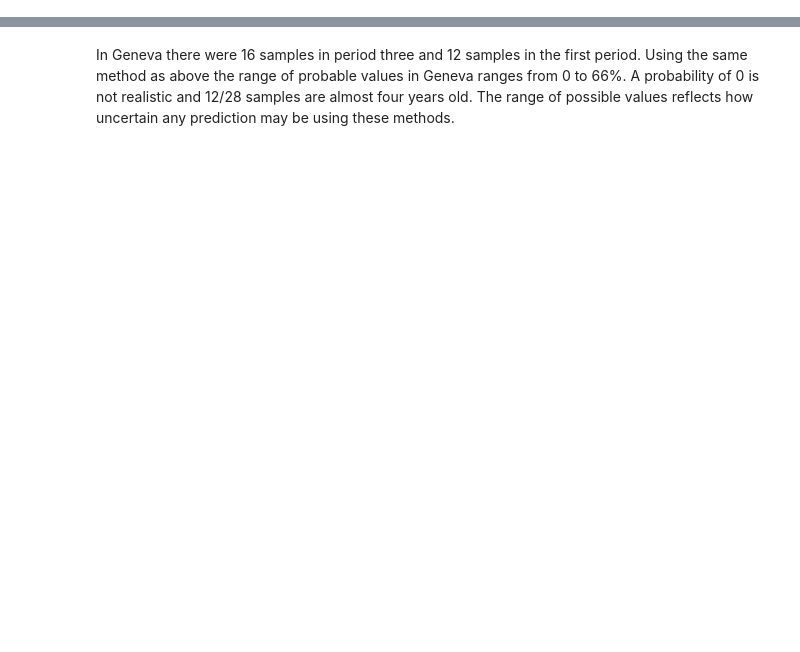
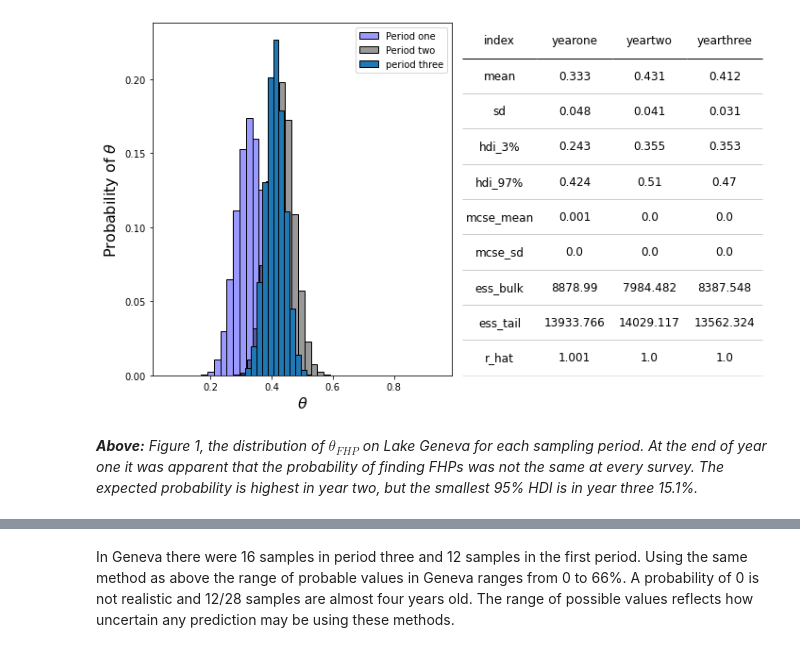
Before and after one commit to hammerdirt-analyst/finding-one-object, a Jupyter notebook: end_period_plastic.ipynb, the cells around one changed output, grey strips where cells are left out. Drawn from its saved outputs; the diff is of its cells as text; code cells hidden in the pictures; blank space fills up the shorter version.

```diff
--- a/end_period_plastic.ipynb
+++ b/end_period_plastic.ipynb
@@ -240,0 +514,55 @@ summary_geneva
+# %%
+posts = {}
+models = dict(yearone=year_one_model, yeartwo=year_two_model, yearthree=year_three_model)
+
+# plot data
+for a_model in models:
+    data = models[a_model][a_model]["posterior_predictive"]["pLake"].values
+    sd=[*data[0], *data[1], *data[2], *data[3]]
+
+    posts.update({a_model:sd})
+
+# summary stats
+tables = []
+for a_model in models:
+    data = az.summary(models[a_model][a_model], fmt="long")
+    data.rename(columns={"pLake":a_model}, inplace=True)
+    tables.append(data)
+
+table_data = pd.concat(tables, axis=1)
+table_data.reset_index(inplace=True)
+
+fig, axs= plt.subplots(1,2, figsize=(10,6))
+
+# ythr_pos = lake_posteriors[2]
+
+wght = len(posts["yearone"])
+
+axone=axs[0]
+axtwo=axs[1]
+
+sns.histplot(np.sort(posts["yearone"]), stat='probability', color= 'blue', bins=50,binwidth=.021, alpha=.4, ax=axone, zorder=0, label='Period one')
+sns.histplot(np.sort(posts["yeartwo"]), stat='probability', color='black',  bins=50, binwidth=.021, alpha=0.4, ax=axone, zorder=0,label='Period two')
+sns.histplot(np.sort(posts["yearthree"]), stat='probability', ax=axone, bins=50, binwidth=.018, zorder=2, alpha=1, label="period three")
+
+# axone.vlines(x=ythr_pos.interval(.95)[0], ymin=0, ymax=0.06, color='red')
+# axone.vlines(x=ythr_pos.interval(.95)[1], ymin=0, ymax=0.06, color='red')
+# axone.axvspan(xmin=ythr_pos.interval(.95)[0], xmax=ythr_pos.interval(.95)[1], ymin=0, ymax=.5, fill='x', zorder=100, alpha=0.2, color='red', label="95% ETI")
+
+axone.set_xlim(.01,.99)
+axone.set_xlabel(r"$\theta$", fontsize=16)
+axone.set_ylabel(r"Probability of $\theta$", fontsize=16)
+
+axone.legend()
+
+table_two = a_simple_formatted_table(axtwo,table_data.values,colLabels=table_data.columns, a_color="black", colWidths=[*[.25]*4], bbox=[0,0,1,1])
+axtwo = remove_spines(axtwo)
+axtwo = remove_ticks(axtwo)
+# axtwo.set_xlabel("Geneva", fontsize=14, labelpad=14)
+
+plt.tight_layout()
+plt.show()
+# %% [output]
+[figure, added]
+# %% [markdown]
+*__Above:__ Figure 1, the distribution of $\theta_{FHP}$ on Lake Geneva for each sampling period. At the end of year one it was apparent that the probability of finding FHPs was not the same at every survey. The expected probability is highest in year two, but the smallest 95% HDI is in year three 15.1%.*
```
Also changed, not shown: parts of 145 cells of this notebook, 2 other files.
